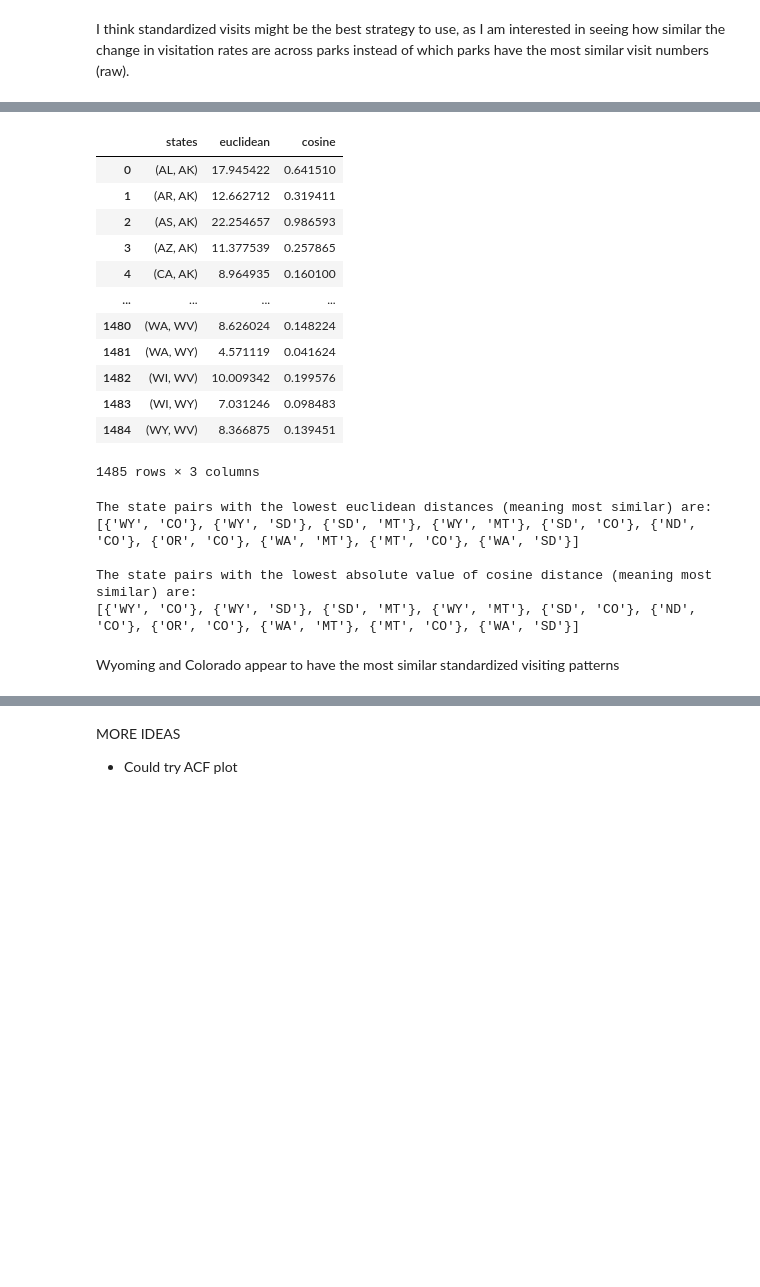
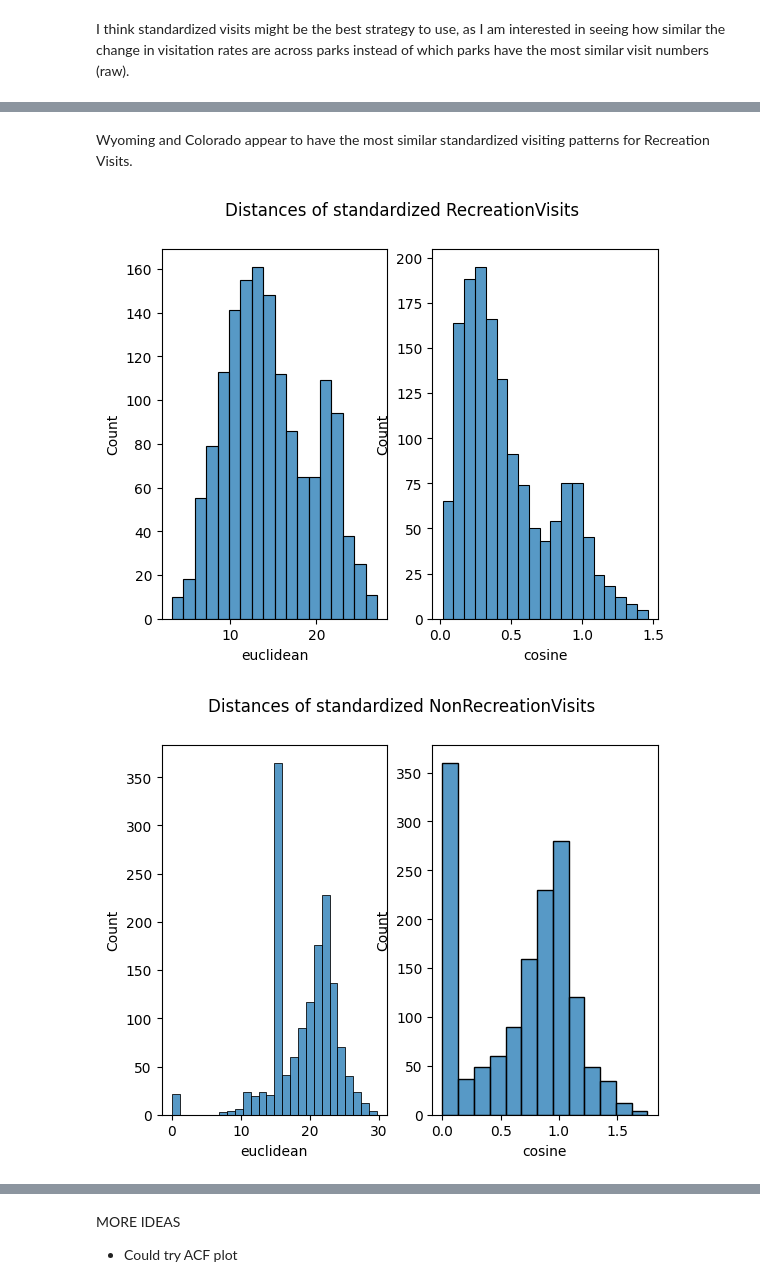
Before and after one commit to scmcqueen/NationalParksDataMining, a Jupyter notebook: state_similarity.ipynb, the cells around one changed output, grey strips where cells are left out. Saved outputs shown, nothing was run; the diff lists cells and outputs as text; code cells hidden in the pictures; blank space fills up the shorter version.

Commit message:
charts of similarities

```diff
--- a/state_similarity.ipynb
+++ b/state_similarity.ipynb
@@ -283,48 +290,13 @@ for st in state_agg_data.columns:
-# %%
-# get similarity
-cols = state_agg_std.columns
-out_dict = {}
-
-for c in cols:
-    for x in cols:
-        if x ==c: # don't need to do distance of item with self
-            continue
-        euc_dist = scipy.spatial.distance.euclidean(list(state_agg_std[x]),list(state_agg_std[c]))
-        cos_dist=scipy.spatial.distance.cosine(list(state_agg_std[x]),list(state_agg_std[c]))
-        out_dict[frozenset([c,x])]=[euc_dist,cos_dist]
-output = pd.DataFrame.from_dict(out_dict,orient='index').reset_index()
-output.columns = ['states','euclidean','cosine']
-output
-# %% [output]
-|  | states | euclidean | cosine |
-| 0 | (AL, AK) | 17.945422 | 0.641510 |
-| 1 | (AR, AK) | 12.662712 | 0.319411 |
-| 2 | (AS, AK) | 22.254657 | 0.986593 |
-| 3 | (AZ, AK) | 11.377539 | 0.257865 |
-| 4 | (CA, AK) | 8.964935 | 0.160100 |
-| ... | ... | ... | ... |
-| 1480 | (WA, WV) | 8.626024 | 0.148224 |
-| 1481 | (WA, WY) | 4.571119 | 0.041624 |
-| 1482 | (WI, WV) | 10.009342 | 0.199576 |
-| 1483 | (WI, WY) | 7.031246 | 0.098483 |
-| 1484 | (WY, WV) | 8.366875 | 0.139451 |
-1485 rows × 3 columns
-# %%
-euc_top_10 = output.sort_values('euclidean',ascending=True).head(10)
-output['abs_cosine'] = output['cosine'].apply(lambda x: abs(x))
-cos_top_10 = output.sort_values('abs_cosine',ascending=True).head(10)
-
-print('The state pairs with the lowest euclidean distances (meaning most similar) are: ')
-print(list(set(x) for x in euc_top_10['states']))
-print()
-print('The state pairs with the lowest absolute value of cosine distance (meaning most similar) are: ')
-print(list(set(x) for x in cos_top_10['states']))
-print()
-# %% [output]
-The state pairs with the lowest euclidean distances (meaning most similar) are:
-[{'WY', 'CO'}, {'WY', 'SD'}, {'SD', 'MT'}, {'WY', 'MT'}, {'SD', 'CO'}, {'ND', 'CO'}, {'OR', 'CO'}, {'WA', 'MT'}, {'MT', 'CO'}, {'WA', 'SD'}]
-
-The state pairs with the lowest absolute value of cosine distance (meaning most similar) are:
-[{'WY', 'CO'}, {'WY', 'SD'}, {'SD', 'MT'}, {'WY', 'MT'}, {'SD', 'CO'}, {'ND', 'CO'}, {'OR', 'CO'}, {'WA', 'MT'}, {'MT', 'CO'}, {'WA', 'SD'}]
 # %% [markdown]
-Wyoming and Colorado appear to have the most similar standardized visiting patterns
+Wyoming and Colorado appear to have the most similar standardized visiting patterns for Recreation Visits.
+# %%
+for x in similarities.keys():
+    fig, ax =plt.subplots(1,2)
+    sns.histplot(similarities[x]['euclidean'],ax=ax[0])
+    sns.histplot(similarities[x]['cosine'],ax=ax[1])
+    #_ = plt.title()
+    fig.suptitle(f'Distances of standardized {x}')
+    plt.show()
+# %% [output]
+[figure, added]
+[figure, added]
```
Also changed, not shown: parts of 5 cells of this notebook.
